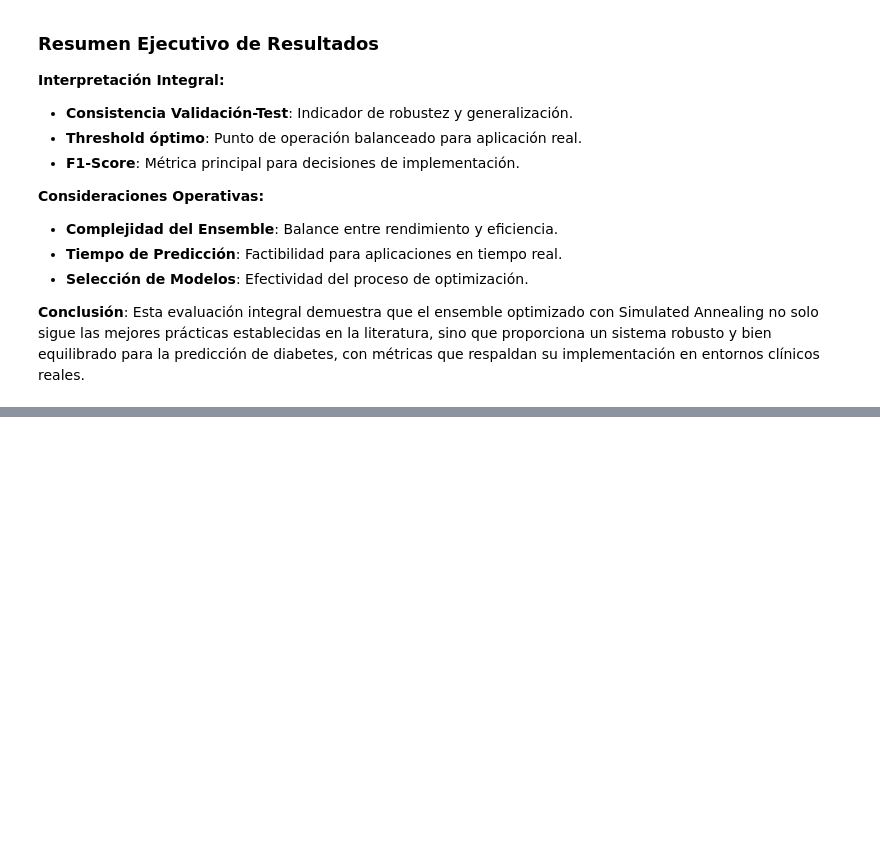
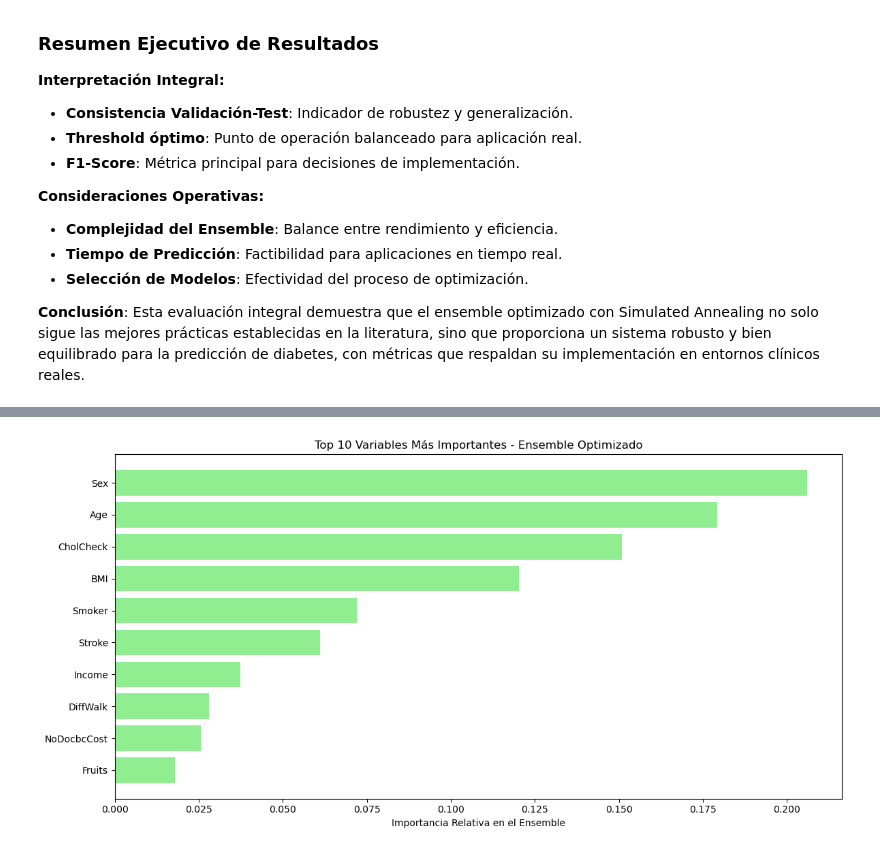
Before and after one commit to DAVIDML2005/Project-Diabetes-Prediabetes-Prediction, a Jupyter notebook: _sources/modelo_origin.ipynb, the cells around one changed output, grey strips where cells are left out. Cells and saved outputs as stored; diff of their text form; code cells hidden in the pictures; blank space fills up the shorter version.

```diff
--- a/_sources/modelo_origin.ipynb
+++ b/_sources/modelo_origin.ipynb
@@ -576,9 +570,9 @@ class SimulatedAnnealingEnsemblePaper:
             temperatura = temp_inicial * (0.99 ** iteracion)
 
             if iteracion % 50 == 0:
-                print(f" - Iter {iteracion}: AUC = {self.mejor_score:.4f}, Temp = {temperatura:.4f}")
+                print(f" - Iter {iteracion}: AUC = {self.mejor_score:.6f}, Temp = {temperatura:.6f}")
 
-        print(f"Optimización completada - Mejor AUC: {self.mejor_score:.4f}")
+        print(f"Optimización completada - Mejor AUC: {self.mejor_score:.6f}")
         return historial_scores, historial_temperaturas
 
     def predecir(self, X):
@@ -592,10 +586,10 @@ class SimulatedAnnealingEnsemblePaper:
         print("\nModelos seleccionados en el ensemble final:")
         modelos_seleccionados = 0
         for i, (nombre, modelo) in enumerate(self.modelos.items()):
-            if pesos_norm[i] > 0.01:  # Umbral del 1% para considerar modelo
+            if pesos_norm[i] > 0.02:  # Umbral del 2% para considerar modelo
                 probas = modelo.predict_proba(X)[:, 1]
                 prediccion_final += pesos_norm[i] * probas
-                print(f"   📊 {nombre}: peso = {pesos_norm[i]:.3f}")
+                print(f" - {nombre}: peso = {pesos_norm[i]:.4f}")
                 modelos_seleccionados += 1
 
         print(f"Total modelos seleccionados: {modelos_seleccionados}/{self.n_modelos}")
@@ -912,13 +905,13 @@ print(f"{'='*60}")
 
 pesos_finales = sae_paper.obtener_pesos_finales()
 modelos_seleccionados = 0
-print("\nModelos con contribución significativa (> 0.001):")
+print("\nModelos con contribución significativa (> 0.02):")
 for modelo, peso in sorted(pesos_finales.items(), key=lambda x: x[1], reverse=True):
-    if peso > 0.001:  # Mostrar solo modelos con peso significativo
-        print(f"   📊 {modelo:<10}: {peso:.4f}")
+    if peso > 0.02:  # Mostrar solo modelos con peso significativo
+        print(f" - {modelo:<10}: {peso:.4f}")
         modelos_seleccionados += 1
 
-print(f"\n   Total modelos seleccionados: {modelos_seleccionados}/{len(pesos_finales)}")
+print(f"\n  Total modelos seleccionados: {modelos_seleccionados}/{len(pesos_finales)}")
 # %% [output]
 ============================================================
 PESOS FINALES DE LOS MODELOS EN EL ENSEMBLE
@@ -1072,0 +1098,66 @@ Tiempo de predicción: 1.512581 segundos
+# %%
+def calcular_importancia_variables_ensemble(sae_ensemble, X_train, y_train):
+    """Calcula la importancia de variables solo para los modelos del ensemble optimizado"""
+
+    importancias_totales = {}
+    pesos_finales = sae_ensemble.obtener_pesos_finales()
+    modelos_utilizados = 0
+
+    for nombre, modelo in sae_ensemble.modelos.items():
+        peso = pesos_finales[nombre]
+
+        # Solo considerar modelos con peso significativo
+        if peso > 0.02:
+            modelos_utilizados += 1
+            print(f"Calculando importancias para {nombre} (peso: {peso:.4f})...")
+
+            # Asegurar que el modelo está entrenado
+            if not hasattr(modelo.named_steps['classifier'], 'feature_importances_'):
+                # Reentrenar si es necesario
+                modelo.fit(X_train, y_train)
+
+            # Obtener importancias
+            classifier = modelo.named_steps['classifier']
+            if hasattr(classifier, 'feature_importances_'):
+                importancias = classifier.feature_importances_
+            elif hasattr(classifier, 'coef_'):
+                importancias = np.abs(classifier.coef_[0])
+            else:
+                importancias = np.ones(len(X_train.columns)) / len(X_train.columns)
+
+            # Ponderar por el peso del modelo en el ensemble
+            for i, col in enumerate(X_train.columns):
+                if col not in importancias_totales:
+                    importancias_totales[col] = 0
+                importancias_totales[col] += importancias[i] * peso
+
+    print(f"Modelos utilizados para importancia: {modelos_utilizados}")
+
+    # Normalizar
+    total = sum(importancias_totales.values())
+    importancias_normalizadas = {col: imp/total for col, imp in importancias_totales.items()}
+
+    return importancias_normalizadas
+
+# 2. USAR LA FUNCIÓN CORREGIDA
+print("\nCalculando importancia de variables del ENSEMBLE optimizado...")
+importancias_corregidas = calcular_importancia_variables_ensemble(sae_paper, X_train, y_train)
+
+# Top 10 variables más importantes
+top_10_corregido = sorted(importancias_corregidas.items(), key=lambda x: x[1], reverse=True)[:10]
+
+print("\nTOP 10 VARIABLES MÁS IMPORTANTES DEL ENSEMBLE:")
+variables_corr, importancias_corr = zip(*top_10_corregido)
+plt.figure(figsize=(12, 6))
+plt.barh(variables_corr, importancias_corr, color='lightgreen')
+plt.xlabel('Importancia Relativa en el Ensemble')
+plt.title('Top 10 Variables Más Importantes - Ensemble Optimizado')
+plt.gca().invert_yaxis()
+plt.tight_layout()
+plt.show()
+
+# Mostrar valores numéricos
+print("\nImportancias numéricas del ensemble:")
+for var, imp in top_10_corregido:
+    print(f" - {var:<20}: {imp:.4f}")
+# %% [output]
@@ -1072,0 +1177 @@ Tiempo de predicción: 1.512581 segundos
+[figure, added]
```
Also changed, not shown: parts of 14 cells of this notebook, 6 other files.
